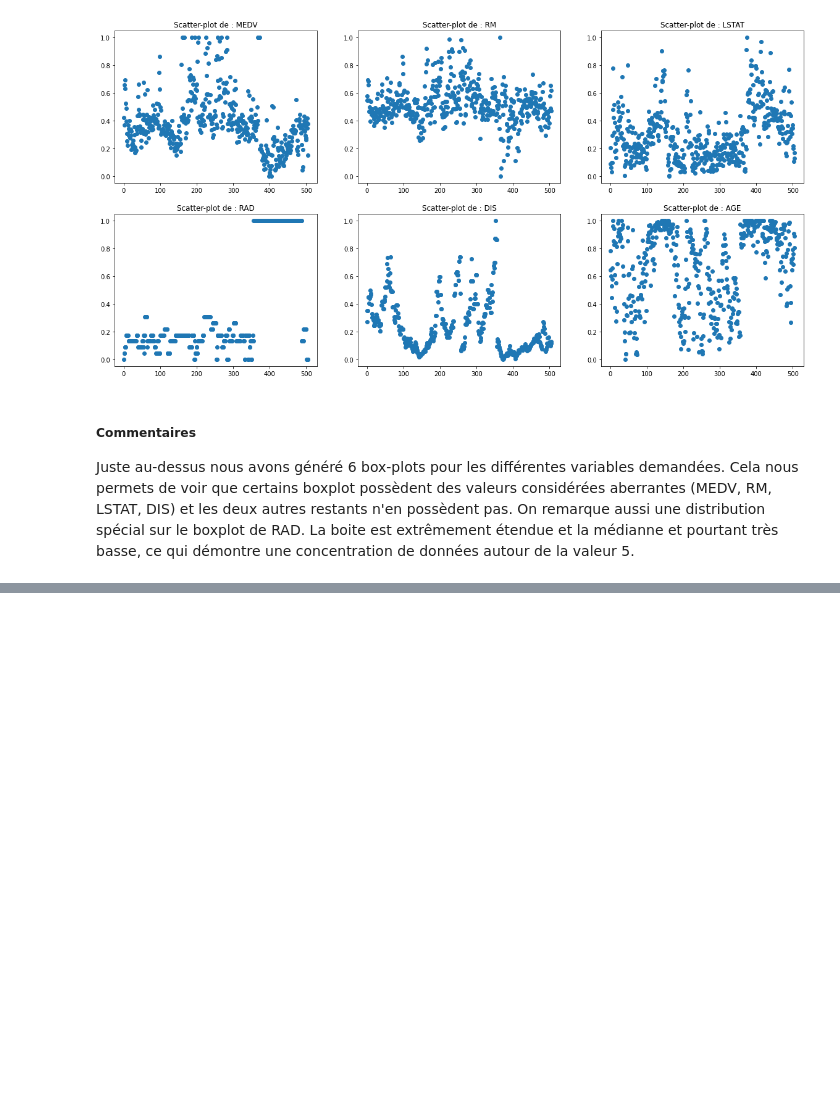
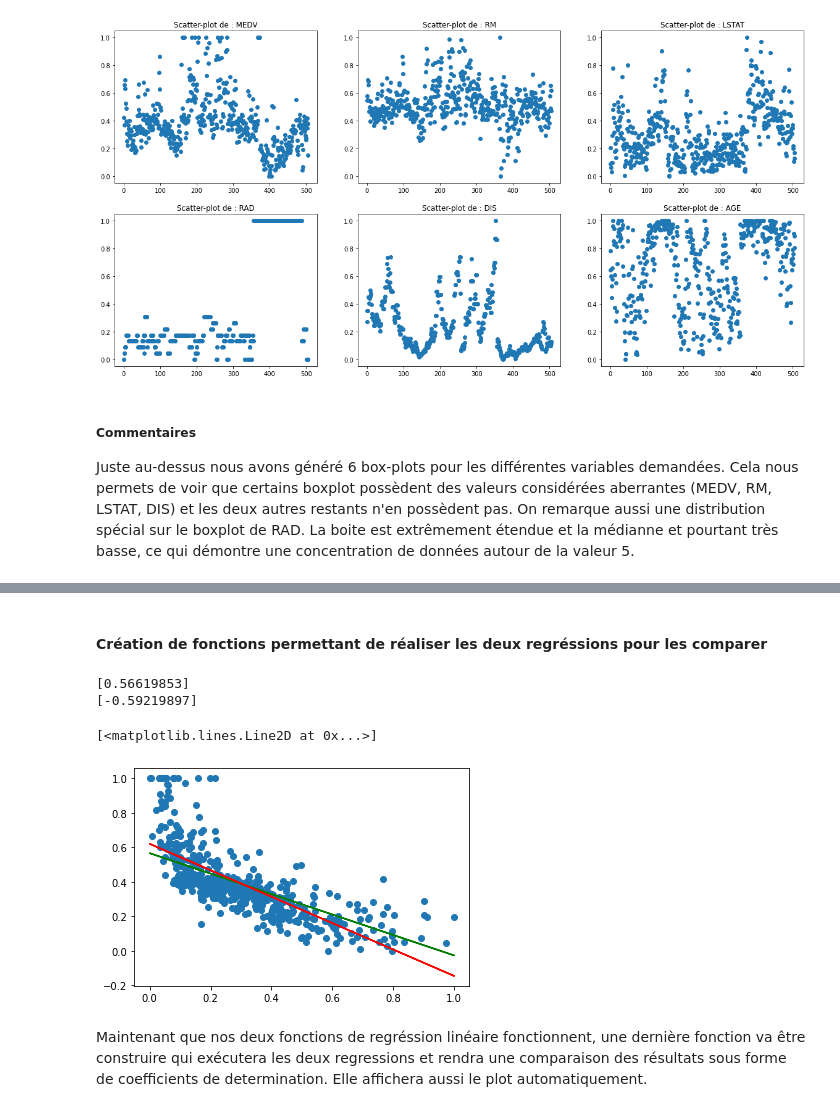
Before and after one commit to FazlijaYlli/FAZLIJA_LEISSING_TP5, a Jupyter notebook: FAZLIJA_LEISSING_TP5.ipynb, the cells around one changed output, grey strips where cells are left out. Cells and saved outputs as stored; diff of their text form; code cells hidden in the pictures; blank space fills up the shorter version.

```diff
--- a/FAZLIJA_LEISSING_TP5.ipynb
+++ b/FAZLIJA_LEISSING_TP5.ipynb
@@ -303,0 +300,2 @@ After 9 epochs b = [0.8052278], m = [0.67201597], error = [0.00185876]
+# %% [markdown]
+#### Création de fonctions permettant de réaliser les deux regréssions pour les comparer
@@ -303,0 +315,46 @@ After 9 epochs b = [0.8052278], m = [0.67201597], error = [0.00185876]
+# %%
+# Fonction réalisant une régression en utilisant l'algorithme vu en cours
+# Par rapport à l'utilisation d'avant, celle-ci réalise une validation Hold-Out et rend
+def custom_regression(learning_rate, num_epochs, attribute):
+
+    # Fetch des données qui nous intéressent
+    data = boston_df[[attribute,'MEDV']]
+
+    # Initiailisation des variable b et m
+    initial_b = np.random.rand(1)
+    initial_m = np.random.rand(1)
+
+    # Afin d'utiliser la fonction gradient nous avons besoin d'array numpy.
+    data = np.array(data)
+
+    # Validation hold-out et conversion en tableaux numpy
+    train, test = train_test_split(data)
+    train = np.array(train)
+    train.reshape(-1, 2)
+    test = np.array(test)
+    test.reshape(-1, 2)
+
+    #print("Starting gradient descent at b = {0}, m = {1}, error = {2}".format(initial_b, initial_m, compute_MSE(initial_b, initial_m, np.array(dfNorm[['RM','MEDV']]))))
+    #print("Running ...")
+    [b, m] = gradient_descent(np.array(boston_df[[attribute,'MEDV']]), initial_b, initial_m, learning_rate, num_epochs)
+    #print("After {0} epochs : b = {1}, m = {2}, error = {3}".format(num_epochs, b, m, compute_MSE(b, m, np.array(dfNorm[['RM','MEDV']]))))
+    return [b, m]
+# %%
+# Test de nos deux fonctions avec un autre attribut
+attribute = 'LSTAT'
+x_attribute = regression_reshape(attribute)
+y_attribute = regression_reshape('MEDV')
+sk_prediction = sk_regression(attribute)
+[b, m] = custom_regression(0.03, 1250, attribute)
+print(b)
+print(m)
+plt.scatter(x_attribute,y_attribute)
+plt.plot(x_attribute, m*x_attribute+b, 'green')
+plt.plot(x_attribute, sk_prediction, 'red')
+# %% [output]
+[0.56619853]
+[-0.59219897]
+[<matplotlib.lines.Line2D at 0x...>]
+[figure, added]
+# %% [markdown]
+Maintenant que nos deux fonctions de regréssion linéaire fonctionnent, une dernière fonction va être construire qui exécutera les deux regressions et rendra une comparaison des résultats sous forme de coefficients de determination. Elle affichera aussi le plot automatiquement.
```
Also changed, not shown: parts of 32 cells of this notebook.
